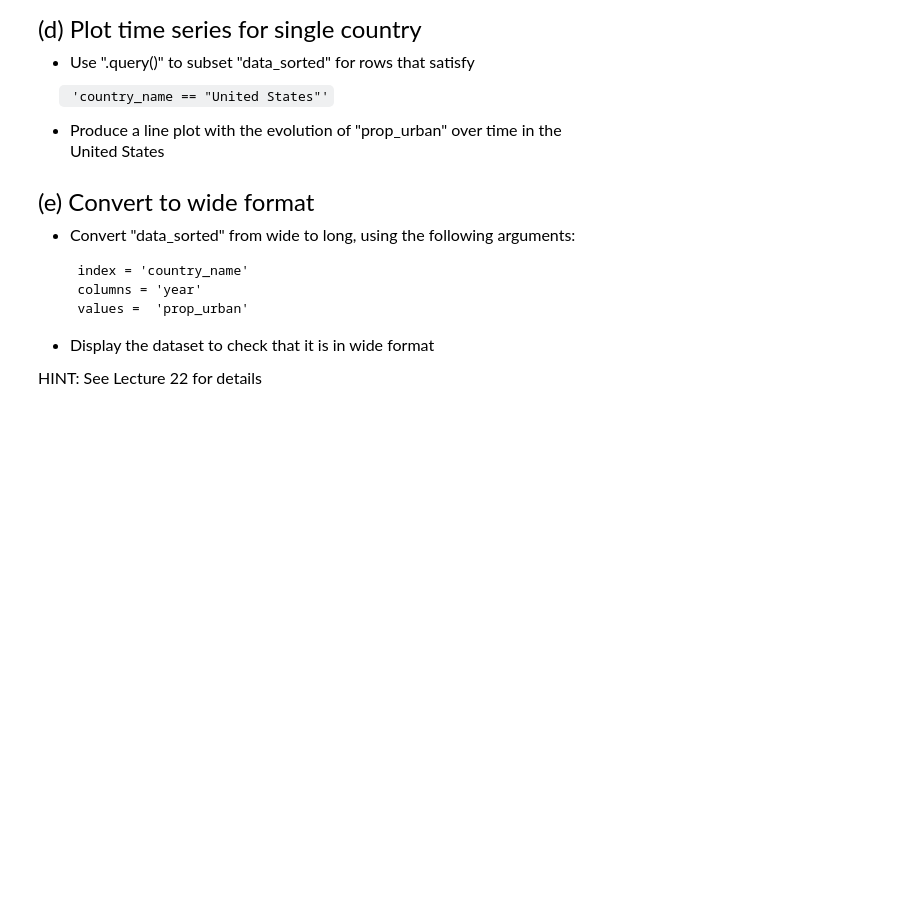
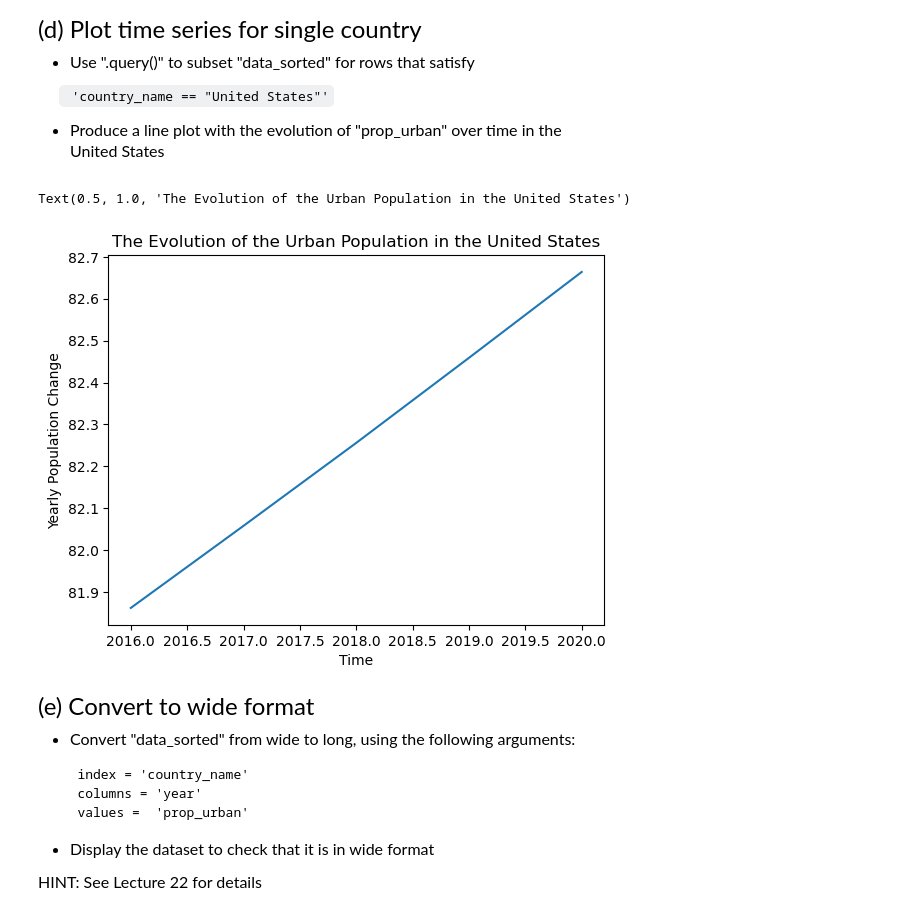
Before and after one commit to j-suave/emoryqtm151, a Jupyter notebook: Assignment 10/Assignment 10.ipynb, the cells around one changed output. Drawn from its saved outputs; the diff is of its cells as text; code cells hidden in the pictures; blank space fills up the shorter version.

```diff
--- a/Assignment 10/Assignment 10.ipynb
+++ b/Assignment 10/Assignment 10.ipynb
@@ -106,3 +109,15 @@ United States
+# %%
+# Write your own code
+
+data_sorted = world_bank.query ( ' country_name == "United States" ' )
+
+plt.plot    ( "year" , "prop_urban" , data = data_sorted )
+plt.xlabel  ( "Time" )
+plt.ylabel  ( "Yearly Population Change" )
+plt.title   ( "The Evolution of the Urban Population in the United States" )
+# %% [output]
+Text(0.5, 1.0, 'The Evolution of the Urban Population in the United States')
+[figure, added]
 # %% [markdown]
 <font size = "5">
 
```
Also changed, not shown: parts of 4 cells of this notebook.
